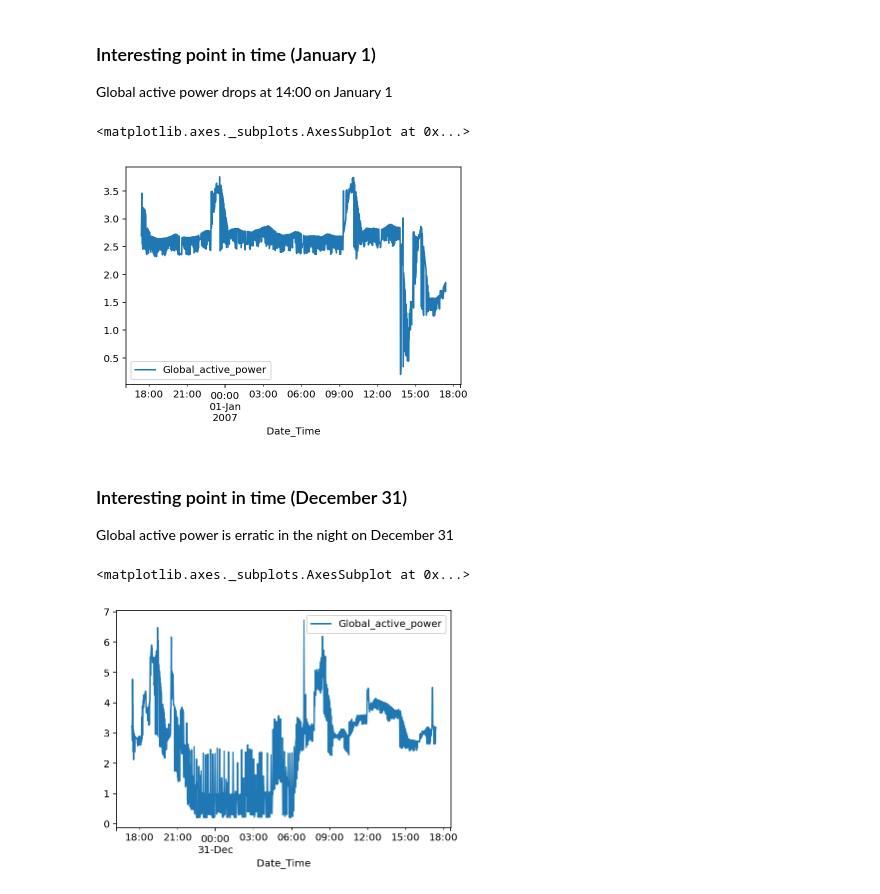
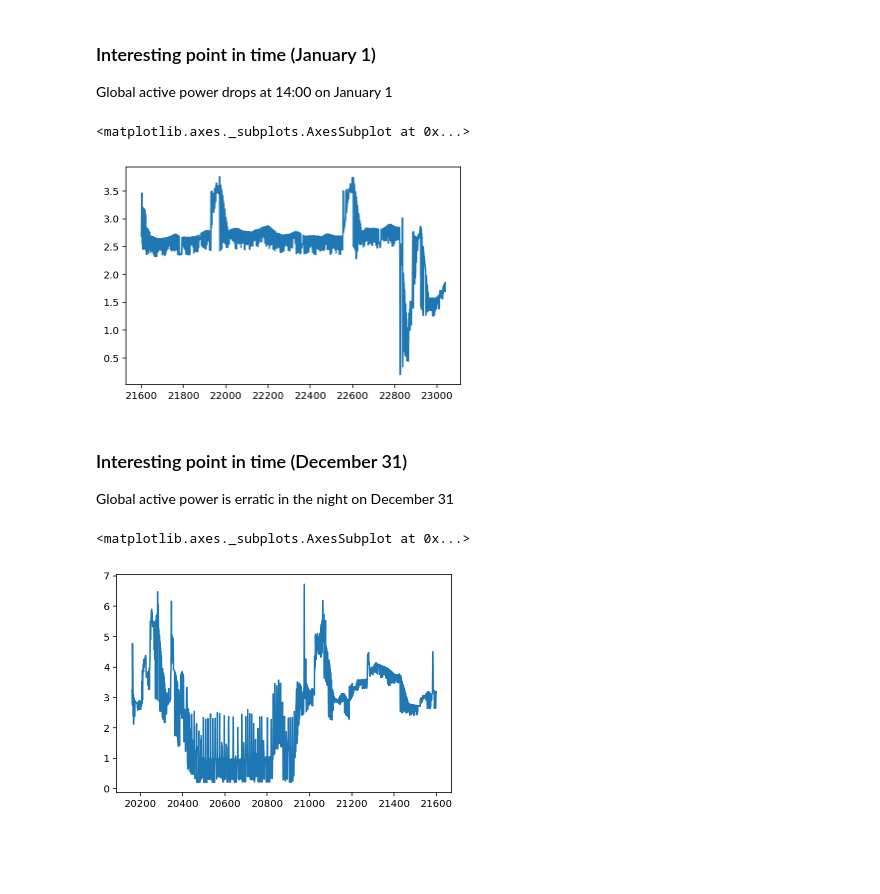
Before and after one commit to falhumai96/anomoly-detection, a Jupyter notebook: AnomalyDetection.ipynb, the cells around one changed output. Cells and saved outputs as stored; diff of their text form; code cells hidden in the pictures; blank space fills up the shorter version.

```diff
--- a/AnomalyDetection.ipynb
+++ b/AnomalyDetection.ipynb
@@ -47 +37,8 @@ data = pd.read_csv(data_path, parse_dates=[['Date', 'Time']])
+# %%
+data_sets_paths = os.listdir('tests')
+data_sets = dict()
+for data_set_path in data_sets_paths:
+    data_sets[os.path.basename(os.path.splitext(data_set_path)[0])] = pd.read_csv(os.path.join('tests', data_set_path),
+                                           #parse_dates=[['Date', 'Time']]
+                                          )
 # %% [markdown]
@@ -103,15 +130,15 @@ Based on the Min and Max values of a certain feature in a specific time window o
 ### Interesting point in time (January 1)
 Global active power drops at 14:00 on January 1
 # %%
-data[15*24*60:16*24*60].plot(x='Date_Time', y='Global_active_power')
+data_sets['train']['Global_active_power'][15*24*60:16*24*60].plot(x='Date_Time', y='Global_active_power')
 # %% [output]
 <matplotlib.axes._subplots.AxesSubplot at 0x...>
-[figure, old version]
+[figure, new version]
 # %% [markdown]
 ### Interesting point in time (December 31)
 Global active power is erratic in the night on December 31
 # %%
-data[14*24*60:15*24*60].plot(x='Date_Time', y='Global_active_power')
+data_sets['train']['Global_active_power'][14*24*60:15*24*60].plot(x='Date_Time', y='Global_active_power')
 # %% [output]
 <matplotlib.axes._subplots.AxesSubplot at 0x...>
-[figure, old version]
+[figure, new version]
```
Also changed, not shown: parts of 9 cells of this notebook, 4 other files.
